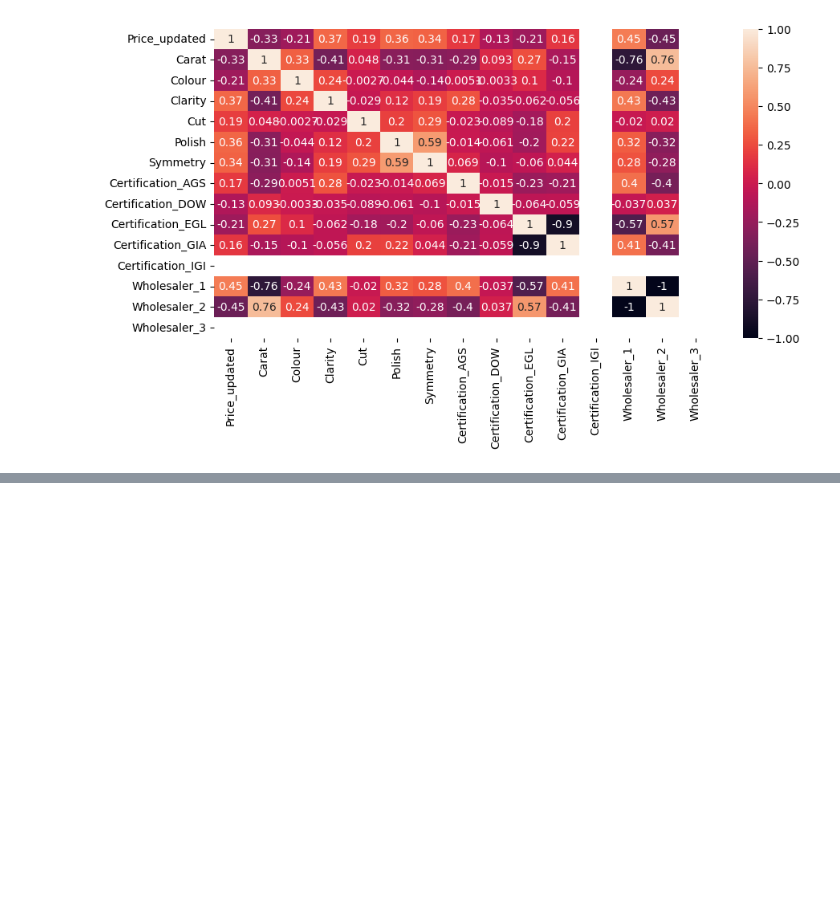
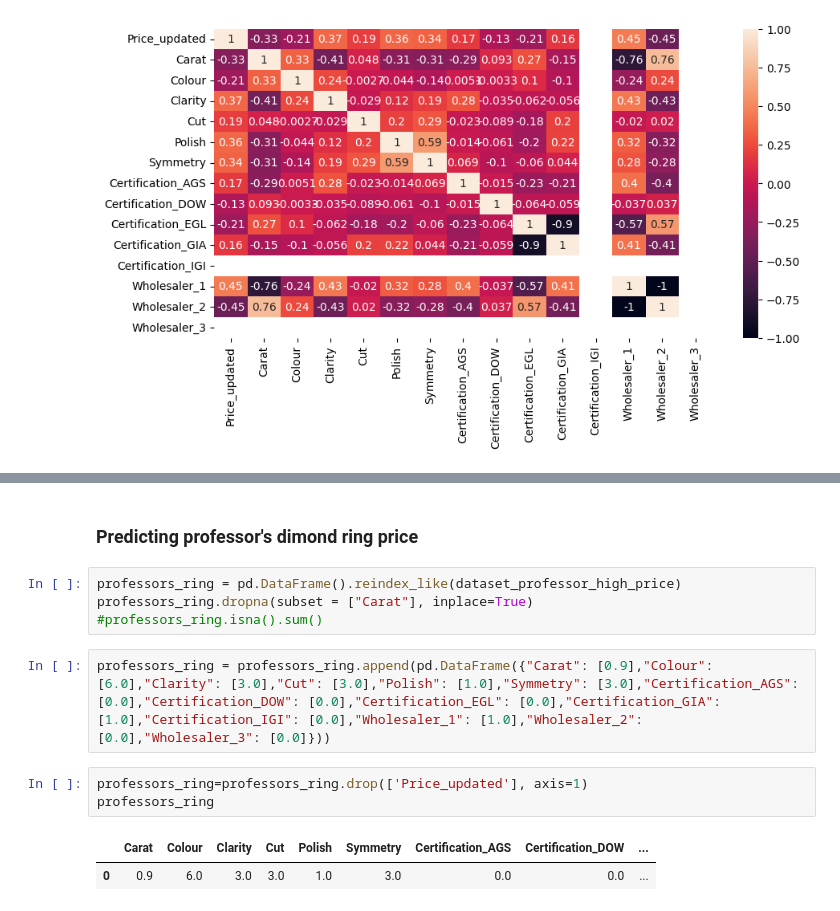
Before and after one commit to sumitraju/data-science, a Jupyter notebook: professor_proposes/Regression - Professor Proposes.ipynb, the cells around one changed output, grey strips where cells are left out. Cells and saved outputs as stored; diff of their text form; blank space fills up the shorter version.

```diff
--- a/professor_proposes/Regression - Professor Proposes.ipynb
+++ b/professor_proposes/Regression - Professor Proposes.ipynb
@@ -638,0 +676,14 @@ Coefficient of determination (R^2): 0.55
+# %% [markdown]
+### Predicting professor's dimond ring price
+# %%
+professors_ring = pd.DataFrame().reindex_like(dataset_professor_high_price)
+professors_ring.dropna(subset = ["Carat"], inplace=True)
+#professors_ring.isna().sum()
+# %%
+professors_ring = professors_ring.append(pd.DataFrame({"Carat": [0.9],"Colour": [6.0],"Clarity": [3.0],"Cut": [3.0],"Polish": [1.0],"Symmetry": [3.0],"Certification_AGS": [0.0],"Certification_DOW": [0.0],"Certification_EGL": [0.0],"Certification_GIA": [1.0],"Certification_IGI": [0.0],"Wholesaler_1": [1.0],"Wholesaler_2": [0.0],"Wholesaler_3": [0.0]}))
+# %%
+professors_ring=professors_ring.drop(['Price_updated'], axis=1)
+professors_ring
+# %% [output]
+|  | Carat | Colour | Clarity | Cut | Polish | Symmetry | Certification_AGS | Certification_DOW | ... |
+| 0 | 0.9 | 6.0 | 3.0 | 3.0 | 1.0 | 3.0 | 0.0 | 0.0 | ... |
```
Also changed, not shown: parts of 21 cells of this notebook, 9 other files.
